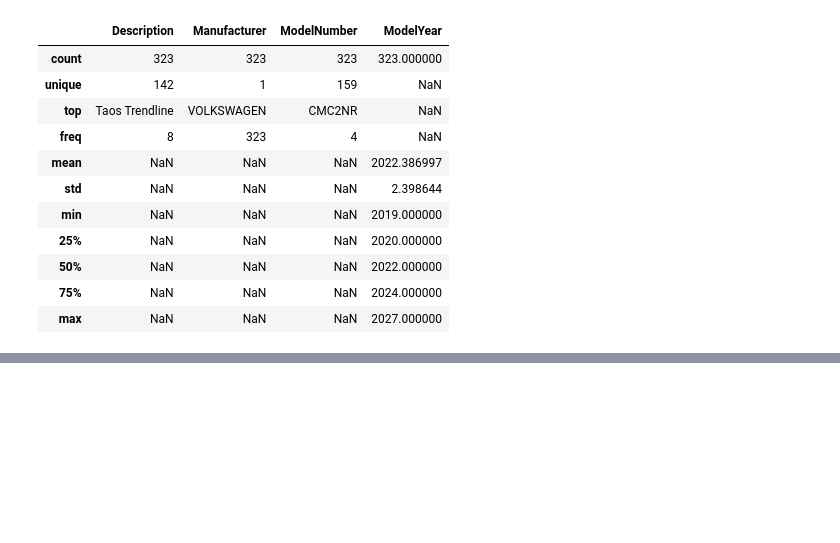
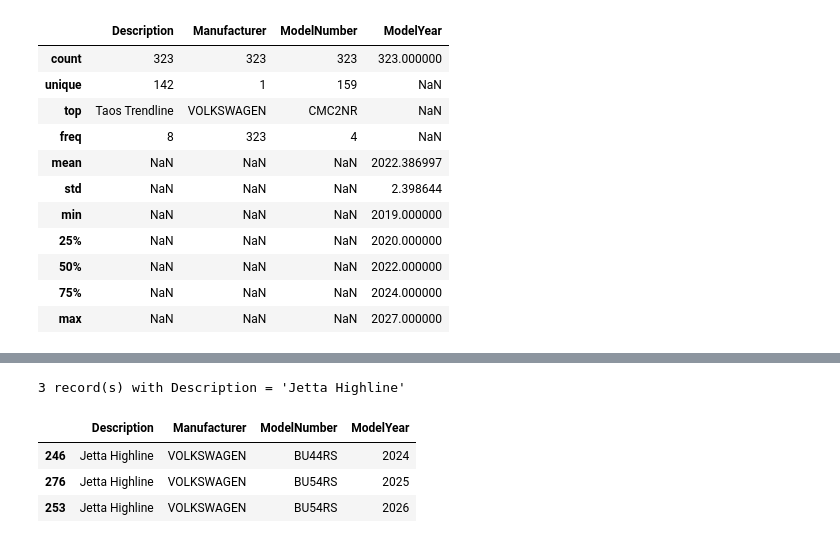
Before and after one commit to MeliPax/OEM_Accessories_v1, a Jupyter notebook: source_code/VW/oem_access_data_analysis.ipynb, the cells around one changed output, grey strips where cells are left out. Cells and saved outputs as stored; diff of their text form; code cells hidden in the pictures; blank space fills up the shorter version.

```diff
--- a/source_code/VW/oem_access_data_analysis.ipynb
+++ b/source_code/VW/oem_access_data_analysis.ipynb
@@ -544,0 +562,19 @@ vw_models_df.describe(include='all')
+# %%
+# show the records whose Description matches the given value (case-insensitive, ignores leading/trailing spaces)
+def show_records_by_description(df, description, column='Description', partial=False, exclude=None):
+    values = df[column].astype(str).str.strip().str.lower()
+    target = description.strip().lower()
+
+    # partial=True matches descriptions that contain the value instead of an exact match
+    mask = values.str.contains(target, regex=False) if partial else values.eq(target)
+
+    # exclude: list of sub-strings, any record whose value contains one of them is dropped
+    for sub in exclude or []:
+        mask &= ~values.str.contains(sub.strip().lower(), regex=False)
+
+    matches = df[mask].sort_values('ModelYear') if 'ModelYear' in df.columns else df[mask]
+
+    excluded_note = f", excluding {exclude}" if exclude else ""
+    print(f"{len(matches)} record(s) with {column} {'containing' if partial else '='} '{description}'{excluded_note}")
+    display(matches)
+    return matches
@@ -544,0 +628,18 @@ vw_models_df.describe(include='all')
+# %%
+""""
+Each model number points to a specific model, package, and style. The Description field provides a human-readable name for the model, which may include additional details such as trim level or special edition. This function allows you to filter the dataset based on the Description field, either by exact match or by partial match, making it easier to locate specific models in the dataset.
+
+"""
+
+# show_records_by_description(vw_models_df, "Taos Trendline")
+# show_records_by_description(vw_models_df, "Jetta GLI GLI")
+# show_records_by_description(vw_models_df, "Jetta Highline Auto")
+# show_records_by_description(vw_models_df, "Jetta Comfortline Manual")
+# show_records_by_description(vw_models_df, "Jetta Comfortline Auto")
+show_records_by_description(vw_models_df, "Jetta Highline")
+# %% [output]
+3 record(s) with Description = 'Jetta Highline'
+|  | Description | Manufacturer | ModelNumber | ModelYear |
+| 246 | Jetta Highline | VOLKSWAGEN | BU44RS | 2024 |
+| 276 | Jetta Highline | VOLKSWAGEN | BU54RS | 2025 |
+| 253 | Jetta Highline | VOLKSWAGEN | BU54RS | 2026 |
```
Also changed, not shown: parts of 10 cells of this notebook.
